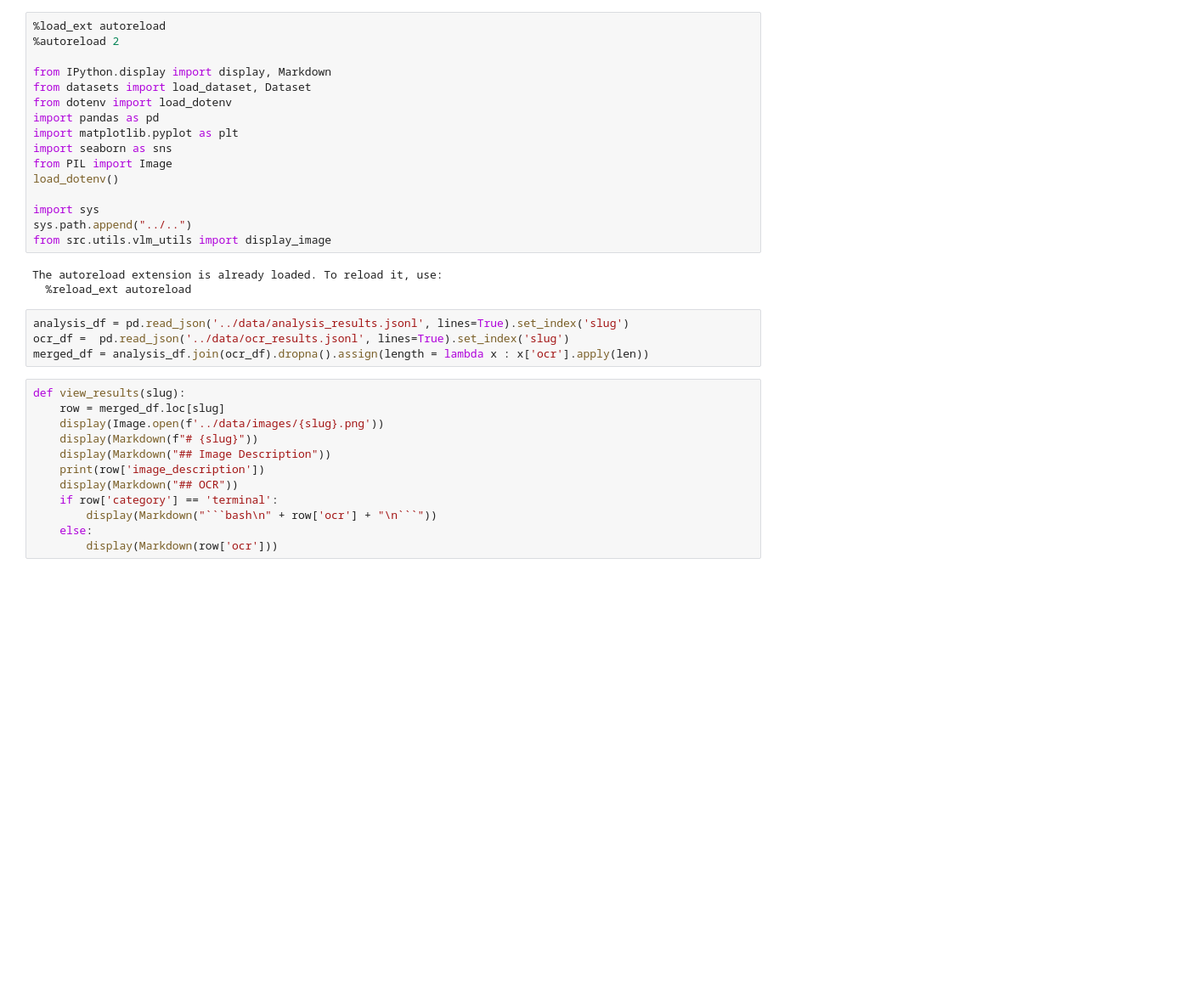
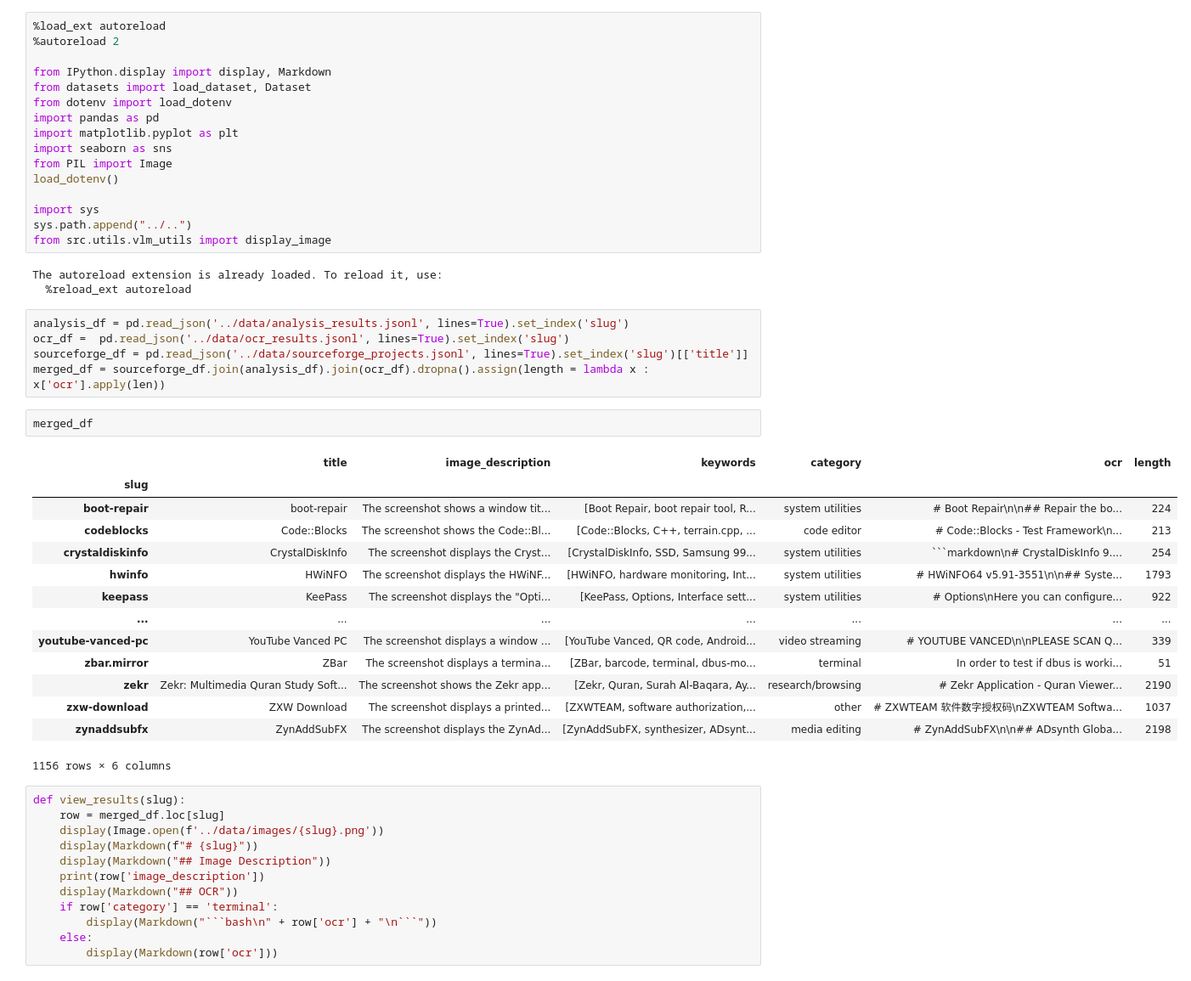
Before and after one commit to Vokturz/desktop-screenshots-dataset, a Jupyter notebook: src/notebooks/01_check_ocr.ipynb, the cells around one changed output. Shown at 85% size. Saved outputs shown, nothing was run; the diff lists cells and outputs as text; blank space fills up the shorter version.

````diff
--- a/src/notebooks/01_check_ocr.ipynb
+++ b/src/notebooks/01_check_ocr.ipynb
@@ -20,7 +20,25 @@ The autoreload extension is already loaded. To reload it, use:
 # %%
 analysis_df = pd.read_json('../data/analysis_results.jsonl', lines=True).set_index('slug')
 ocr_df =  pd.read_json('../data/ocr_results.jsonl', lines=True).set_index('slug')
-merged_df = analysis_df.join(ocr_df).dropna().assign(length = lambda x : x['ocr'].apply(len))
+sourceforge_df = pd.read_json('../data/sourceforge_projects.jsonl', lines=True).set_index('slug')[['title']]
+merged_df = sourceforge_df.join(analysis_df).join(ocr_df).dropna().assign(length = lambda x : x['ocr'].apply(len))
+# %%
+merged_df
+# %% [output]
+|  | title | image_description | keywords | category | ocr | length |
+| slug |  |  |  |  |  |  |
+| boot-repair | boot-repair | The screenshot shows a window tit... | [Boot Repair, boot repair tool, R... | system utilities | # Boot Repair\n\n## Repair the bo... | 224 |
+| codeblocks | Code::Blocks | The screenshot shows the Code::Bl... | [Code::Blocks, C++, terrain.cpp, ... | code editor | # Code::Blocks - Test Framework\n... | 213 |
+| crystaldiskinfo | CrystalDiskInfo | The screenshot displays the Cryst... | [CrystalDiskInfo, SSD, Samsung 99... | system utilities | ```markdown\n# CrystalDiskInfo 9.... | 254 |
+| hwinfo | HWiNFO | The screenshot displays the HWiNF... | [HWiNFO, hardware monitoring, Int... | system utilities | # HWiNFO64 v5.91-3551\n\n## Syste... | 1793 |
+| keepass | KeePass | The screenshot displays the "Opti... | [KeePass, Options, Interface sett... | system utilities | # Options\nHere you can configure... | 922 |
+| ... | ... | ... | ... | ... | ... | ... |
+| youtube-vanced-pc | YouTube Vanced PC | The screenshot displays a window ... | [YouTube Vanced, QR code, Android... | video streaming | # YOUTUBE VANCED\n\nPLEASE SCAN Q... | 339 |
+| zbar.mirror | ZBar | The screenshot displays a termina... | [ZBar, barcode, terminal, dbus-mo... | terminal | In order to test if dbus is worki... | 51 |
+| zekr | Zekr: Multimedia Quran Study Soft... | The screenshot shows the Zekr app... | [Zekr, Quran, Surah Al-Baqara, Ay... | research/browsing | # Zekr Application - Quran Viewer... | 2190 |
+| zxw-download | ZXW Download | The screenshot displays a printed... | [ZXWTEAM, software authorization,... | other | # ZXWTEAM 软件数字授权码\nZXWTEAM Softwa... | 1037 |
+| zynaddsubfx | ZynAddSubFX | The screenshot displays the ZynAd... | [ZynAddSubFX, synthesizer, ADsynt... | media editing | # ZynAddSubFX\n\n## ADsynth Globa... | 2198 |
+1156 rows × 6 columns
 # %%
 def view_results(slug):
     row = merged_df.loc[slug]
````
Also changed, not shown: parts of 7 cells of this notebook, 5 other files.
